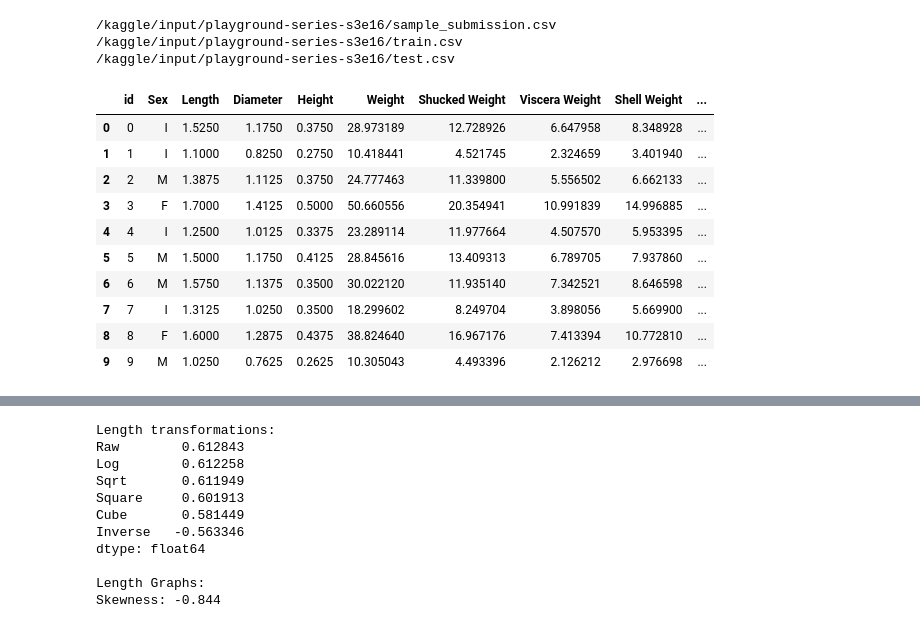
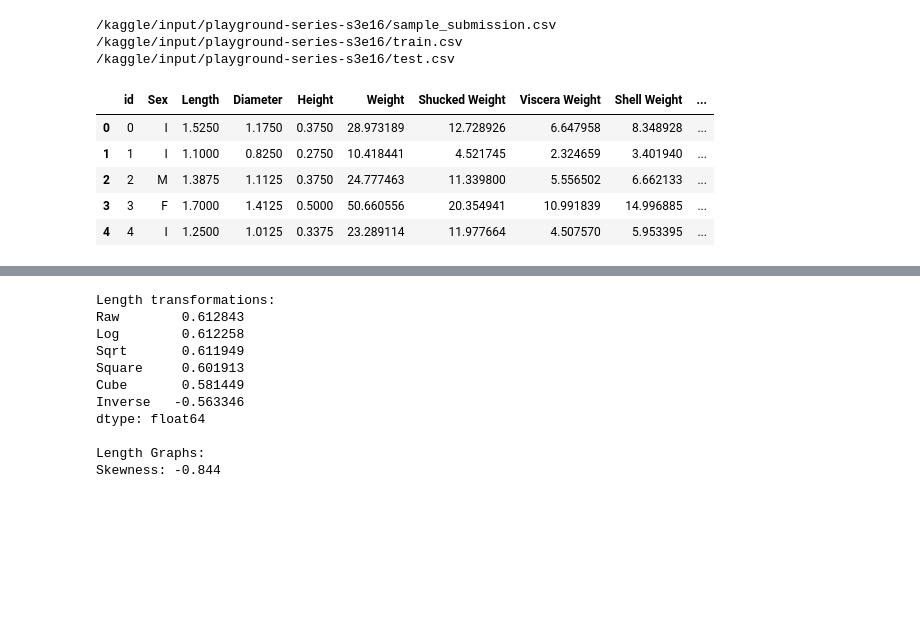
Before and after one commit to Rian-D/Crab-Age-Prediction-Kaggle, a Jupyter notebook: main.ipynb, the cells around one changed output, grey strips where cells are left out. Cells and saved outputs as stored; diff of their text form; code cells hidden in the pictures; blank space fills up the shorter version.

```diff
--- a/main.ipynb
+++ b/main.ipynb
@@ -31,18 +32,14 @@ from sklearn.model_selection import RandomizedSearchCV
 from scipy.stats import uniform, randint
 import matplotlib.pyplot as plt
 # %%
+# Load data
 train_df = pd.read_csv("/kaggle/input/playground-series-s3e16/train.csv")
 test_df = pd.read_csv("/kaggle/input/playground-series-s3e16/test.csv")
-train_df.head(10)
+train_df.head()
 # %% [output]
 |  | id | Sex | Length | Diameter | Height | Weight | Shucked Weight | Viscera Weight | Shell Weight | ... |
 | 0 | 0 | I | 1.5250 | 1.1750 | 0.3750 | 28.973189 | 12.728926 | 6.647958 | 8.348928 | ... |
 | 1 | 1 | I | 1.1000 | 0.8250 | 0.2750 | 10.418441 | 4.521745 | 2.324659 | 3.401940 | ... |
 | 2 | 2 | M | 1.3875 | 1.1125 | 0.3750 | 24.777463 | 11.339800 | 5.556502 | 6.662133 | ... |
 | 3 | 3 | F | 1.7000 | 1.4125 | 0.5000 | 50.660556 | 20.354941 | 10.991839 | 14.996885 | ... |
 | 4 | 4 | I | 1.2500 | 1.0125 | 0.3375 | 23.289114 | 11.977664 | 4.507570 | 5.953395 | ... |
-| 5 | 5 | M | 1.5000 | 1.1750 | 0.4125 | 28.845616 | 13.409313 | 6.789705 | 7.937860 | ... |
-| 6 | 6 | M | 1.5750 | 1.1375 | 0.3500 | 30.022120 | 11.935140 | 7.342521 | 8.646598 | ... |
-| 7 | 7 | I | 1.3125 | 1.0250 | 0.3500 | 18.299602 | 8.249704 | 3.898056 | 5.669900 | ... |
-| 8 | 8 | F | 1.6000 | 1.2875 | 0.4375 | 38.824640 | 16.967176 | 7.413394 | 10.772810 | ... |
-| 9 | 9 | M | 1.0250 | 0.7625 | 0.2625 | 10.305043 | 4.493396 | 2.126212 | 2.976698 | ... |
```
Also changed, not shown: parts of 24 cells of this notebook.
